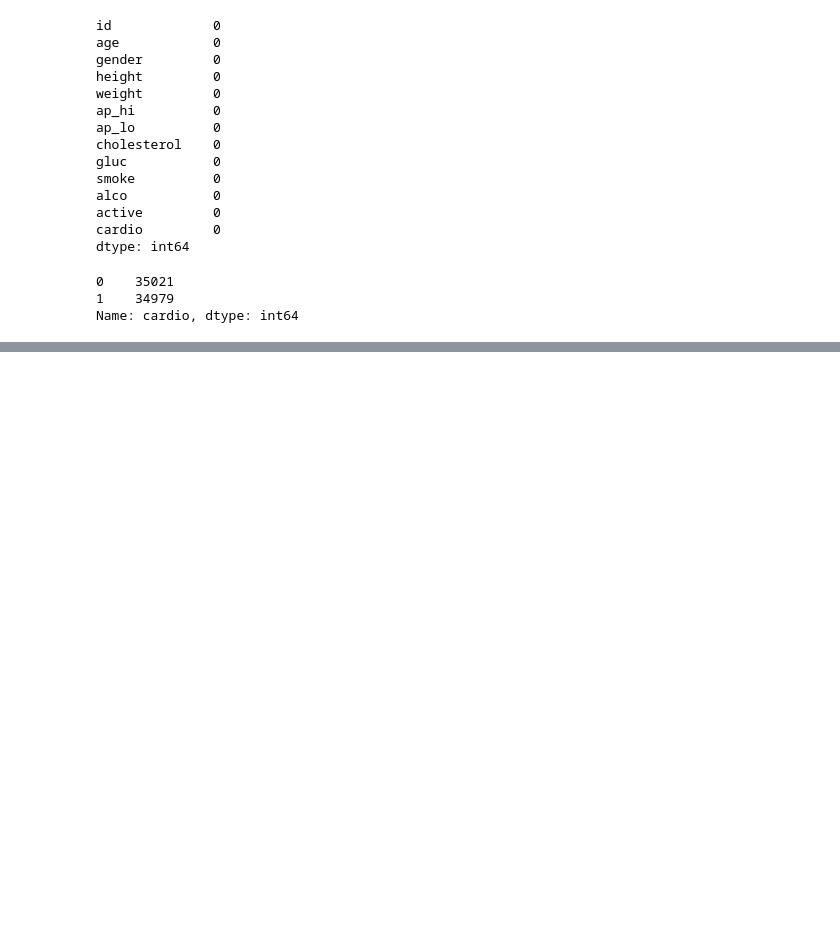
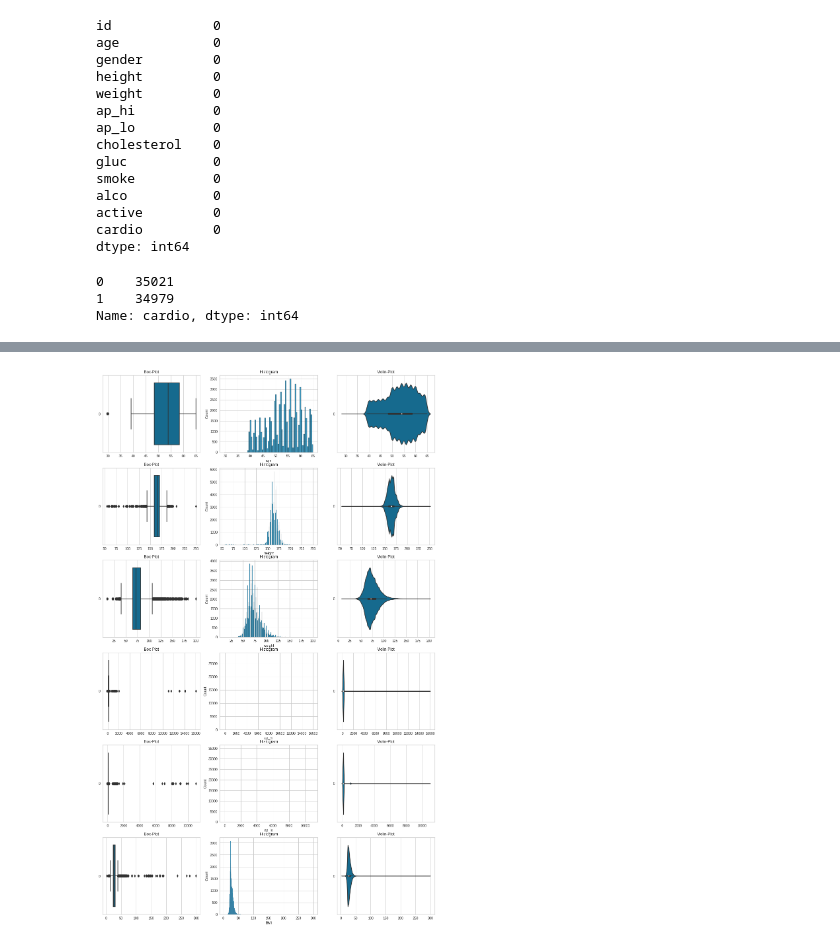
Before and after one commit to seanyoungsean/DSAI, a Jupyter notebook: CardiovascularDiseasePrediction_ML.ipynb, the cells around one changed output, grey strips where cells are left out. Saved outputs shown, nothing was run; the diff lists cells and outputs as text; code cells hidden in the pictures; blank space fills up the shorter version.

```diff
--- a/CardiovascularDiseasePrediction_ML.ipynb
+++ b/CardiovascularDiseasePrediction_ML.ipynb
@@ -141,3 +203,16 @@ data
+# %%
+subdata_num = pd.DataFrame(data[['age', 'height', 'weight', 'ap_hi', 'ap_lo', 'BMI']])
+# Draw the distributions of all variables
+f, axes = plt.subplots(6, 3, figsize=(18, 30))
+
+count = 0
+for var in subdata_num:
+    sns.boxplot(data = subdata_num[var], orient = "h", ax = axes[count,0]).set(title="Box-Plot")
+    sns.histplot(data = subdata_num[var], ax = axes[count,1]).set(title="Histogram")
+    sns.violinplot(data = subdata_num[var], orient = "h", ax = axes[count,2]).set(title="Violin-Plot")
+    count += 1
+# %% [output]
+[figure, added]
 # %%
 # calculate correlation matrix
 
```
Also changed, not shown: parts of 33 cells of this notebook.
